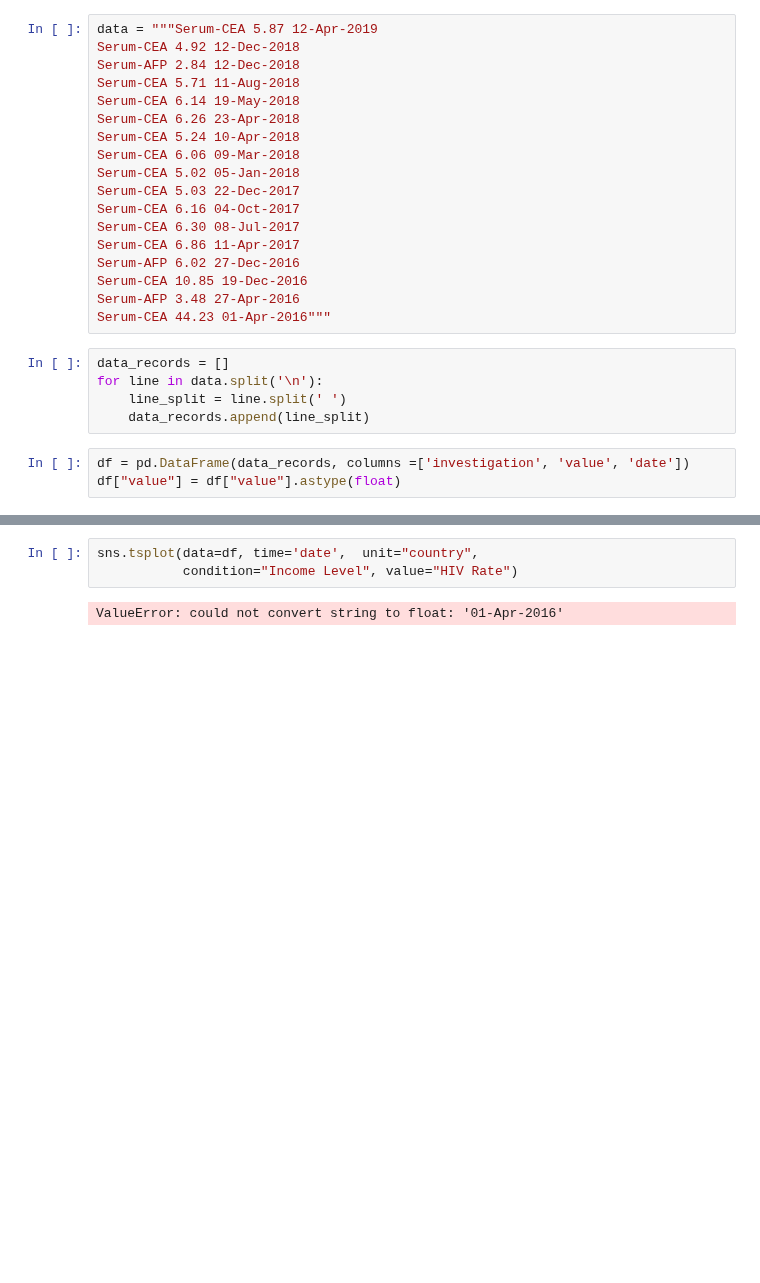
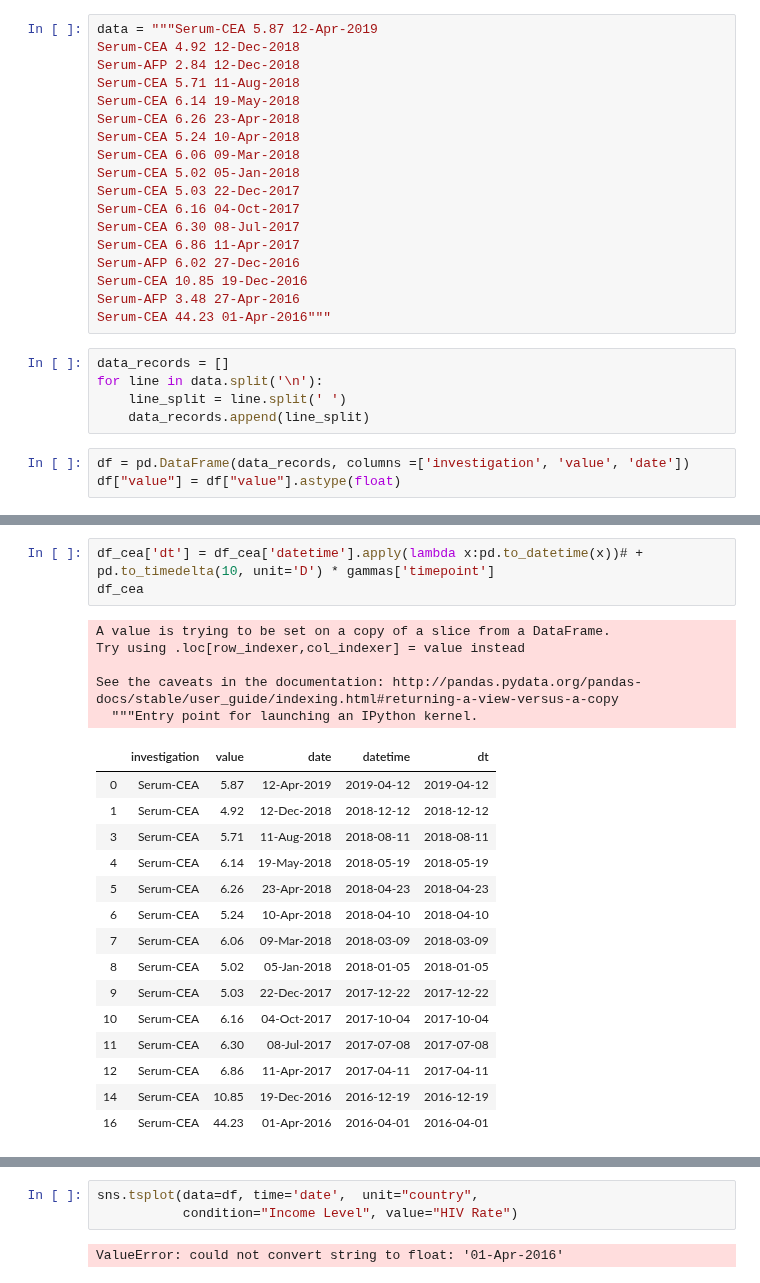
Before and after one commit to saketkc/notebooks, a Jupyter notebook: python/CEA_values.ipynb, the cells around one changed output, grey strips where cells are left out. Cells and saved outputs as stored; diff of their text form; blank space fills up the shorter version.

```diff
--- a/python/CEA_values.ipynb
+++ b/python/CEA_values.ipynb
@@ -51,0 +102,24 @@ df_cea = df.loc[df.investigation == 'Serum-CEA']
+# %%
+df_cea['dt'] = df_cea['datetime'].apply(lambda x:pd.to_datetime(x))# + pd.to_timedelta(10, unit='D') * gammas['timepoint']
+df_cea
+# %% [output]
+A value is trying to be set on a copy of a slice from a DataFrame.
+Try using .loc[row_indexer,col_indexer] = value instead
+
+See the caveats in the documentation: http://pandas.pydata.org/pandas-docs/stable/user_guide/indexing.html#returning-a-view-versus-a-copy
+  """Entry point for launching an IPython kernel.
+|  | investigation | value | date | datetime | dt |
+| 0 | Serum-CEA | 5.87 | 12-Apr-2019 | 2019-04-12 | 2019-04-12 |
+| 1 | Serum-CEA | 4.92 | 12-Dec-2018 | 2018-12-12 | 2018-12-12 |
+| 3 | Serum-CEA | 5.71 | 11-Aug-2018 | 2018-08-11 | 2018-08-11 |
+| 4 | Serum-CEA | 6.14 | 19-May-2018 | 2018-05-19 | 2018-05-19 |
+| 5 | Serum-CEA | 6.26 | 23-Apr-2018 | 2018-04-23 | 2018-04-23 |
+| 6 | Serum-CEA | 5.24 | 10-Apr-2018 | 2018-04-10 | 2018-04-10 |
+| 7 | Serum-CEA | 6.06 | 09-Mar-2018 | 2018-03-09 | 2018-03-09 |
+| 8 | Serum-CEA | 5.02 | 05-Jan-2018 | 2018-01-05 | 2018-01-05 |
+| 9 | Serum-CEA | 5.03 | 22-Dec-2017 | 2017-12-22 | 2017-12-22 |
+| 10 | Serum-CEA | 6.16 | 04-Oct-2017 | 2017-10-04 | 2017-10-04 |
+| 11 | Serum-CEA | 6.30 | 08-Jul-2017 | 2017-07-08 | 2017-07-08 |
+| 12 | Serum-CEA | 6.86 | 11-Apr-2017 | 2017-04-11 | 2017-04-11 |
+| 14 | Serum-CEA | 10.85 | 19-Dec-2016 | 2016-12-19 | 2016-12-19 |
+| 16 | Serum-CEA | 44.23 | 01-Apr-2016 | 2016-04-01 | 2016-04-01 |
```
Also changed, not shown: parts of 7 cells of this notebook, 2 other files.
